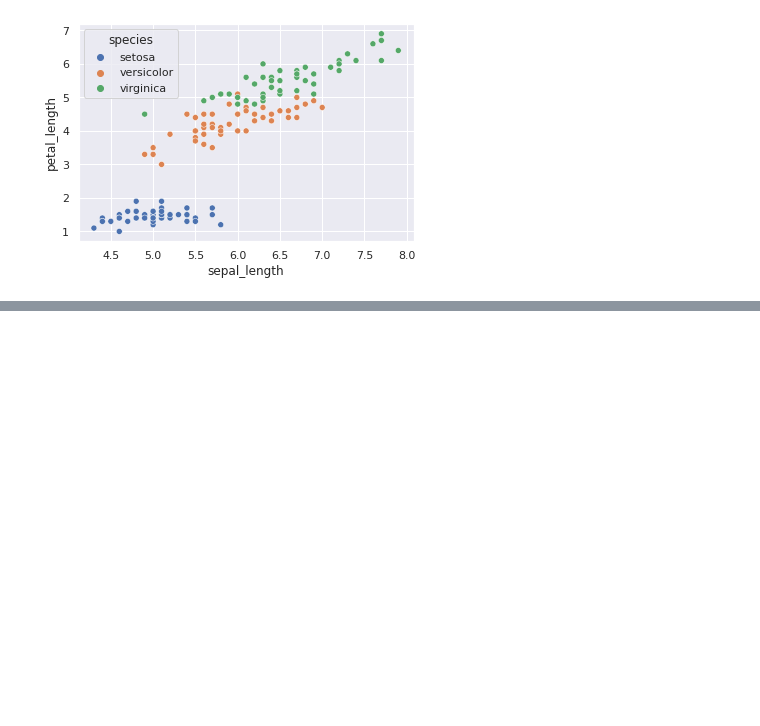
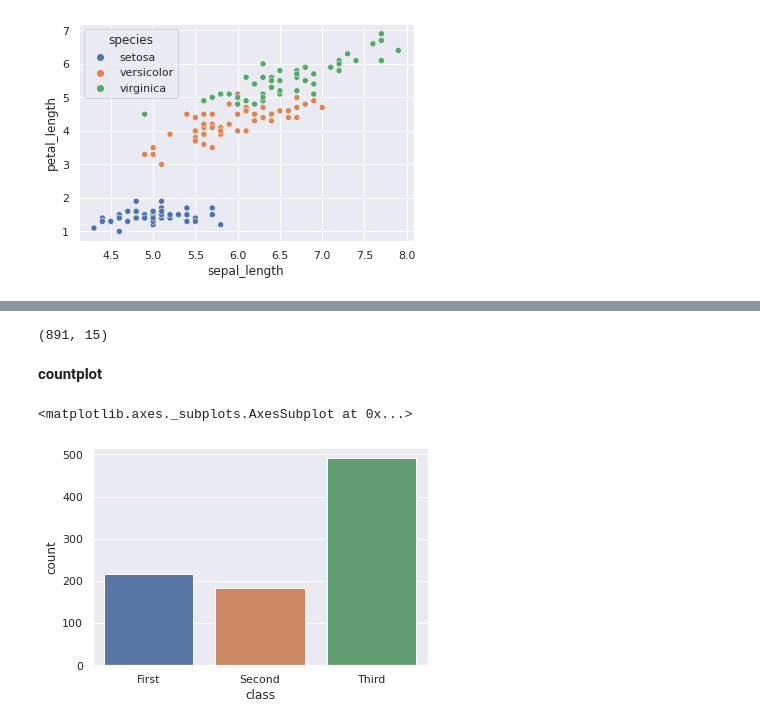
Before and after one commit to abhishekmishraai/python, a Jupyter notebook: Seaborn.ipynb, the cells around one changed output, grey strips where cells are left out. Saved outputs shown, nothing was run; the diff lists cells and outputs as text; code cells hidden in the pictures; blank space fills up the shorter version.

```diff
--- a/Seaborn.ipynb
+++ b/Seaborn.ipynb
@@ -55,0 +63,3 @@ sns.scatterplot(data= iris,x='sepal_length',y='petal_length',hue='species')
+# %%
+titenic = sns.load_dataset('titanic')
+titenic.head()
@@ -55,0 +73,11 @@ sns.scatterplot(data= iris,x='sepal_length',y='petal_length',hue='species')
+# %%
+titenic.shape
+# %% [output]
+(891, 15)
+# %% [markdown]
+**countplot**
+# %%
+sns.countplot(x='class',data=titenic)
+# %% [output]
+<matplotlib.axes._subplots.AxesSubplot at 0x...>
+[figure, added]
```
Also changed, not shown: parts of 18 cells of this notebook.
